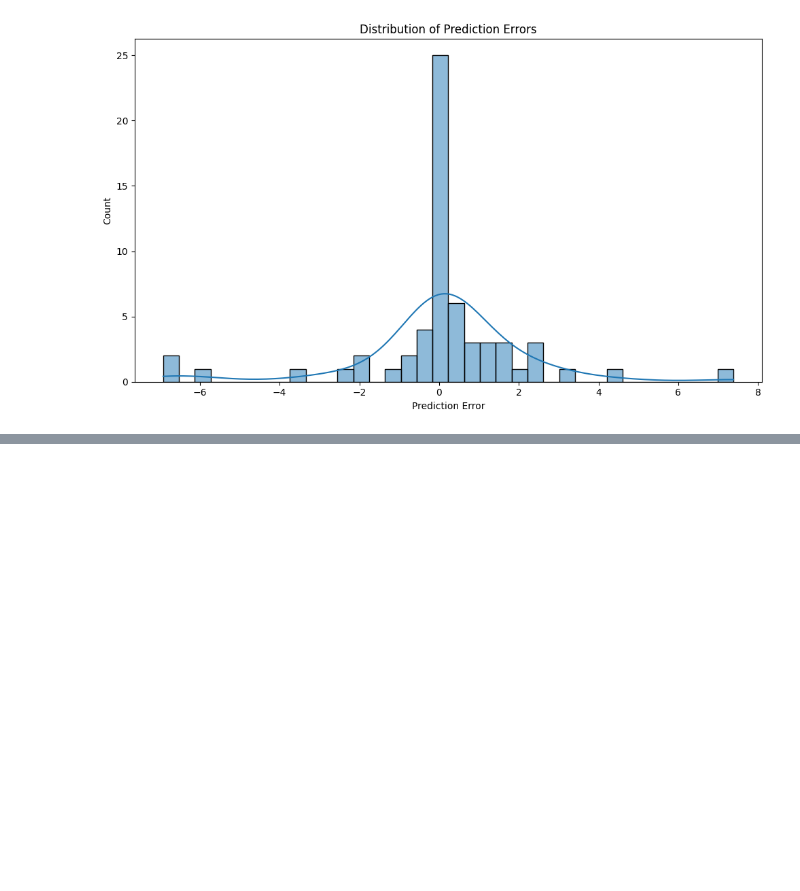
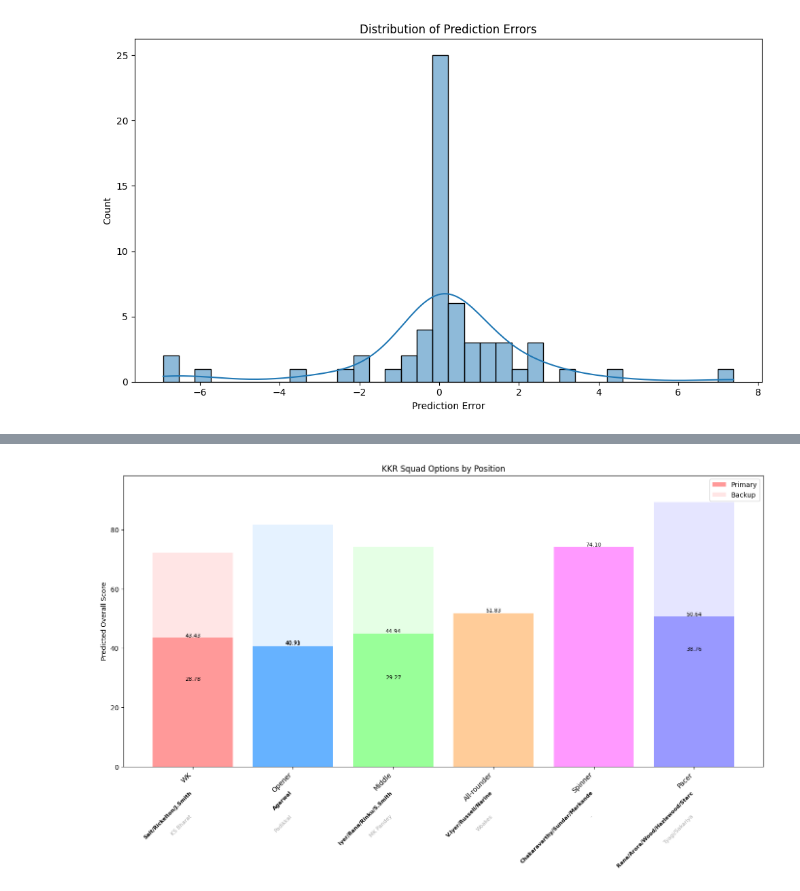
Before and after one commit to NIRANJANGOPALAN/IPL_player_analysis, a Jupyter notebook: Models/players_analysis.ipynb, the cells around one changed output, grey strips where cells are left out. Saved outputs shown, nothing was run; the diff lists cells and outputs as text; code cells hidden in the pictures; blank space fills up the shorter version.

```diff
--- a/Models/players_analysis.ipynb
+++ b/Models/players_analysis.ipynb
@@ -949,0 +1089,70 @@ plt.show()
+# %%
+import matplotlib.pyplot as plt
+import numpy as np
+
+# Data
+positions = ['WK', 'Opener', 'Middle', 'All-rounder', 'Spinner', 'Pacer']
+primary_players = [
+    'Salt/Rickelton/J.Smith',
+    'Agarwal',
+    'Iyer/Rana/Rinku/S.Smith',
+    'V.Iyer/Russell/Narine',
+    'Chakaravarthy/Sundar/Markande',
+    'Rana/Arora/Wood/Hazlewood/Starc'
+]
+primary_scores = [43.43, 40.73, 44.94, 51.83, 74.10, 50.64]  # Using max score for each position
+
+backup_players = [
+    'KS Bharat',
+    'Padikkal',
+    'MK Pandey',
+    'Woakes',
+    '-',
+    'Tyagi/Sakariya'
+]
+backup_scores = [28.78, 40.91, 29.27, 0, 0, 38.76]  # Using max score for backups
+
+# Colors
+primary_colors = ['#FF9999', '#66B2FF', '#99FF99', '#FFCC99', '#FF99FF', '#9999FF']
+backup_colors = ['#FFE5E5', '#E5F2FF', '#E5FFE5', '#FFF5E5', '#FFE5FF', '#E5E5FF']
+
+# Create the plot
+fig, ax = plt.subplots(figsize=(14, 8))
+
+# Plot stacked bars
+bars1 = ax.bar(positions, primary_scores, color=primary_colors, label='Primary')
+bars2 = ax.bar(positions, backup_scores, bottom=primary_scores, color=backup_colors, label='Backup')
+
+# Customize the plot
+ax.set_ylabel('Predicted Overall Score')
+ax.set_title('KKR Squad Options by Position')
+ax.set_ylim(0, max(np.array(primary_scores) + np.array(backup_scores)) * 1.1)
+
+# Add value labels on the bars
+def add_labels(bars, scores, offset):
+    for bar, score in zip(bars, scores):
+        height = bar.get_height()
+        if height > 0:
+            ax.text(bar.get_x() + bar.get_width()/2., height + offset,
+                    f'{score:.2f}', ha='center', va='bottom', fontsize=8)
+
+add_labels(bars1, primary_scores, 0)
+add_labels(bars2, backup_scores, 0)
+
+# Add player names below x-axis
+plt.xticks(rotation=45, ha='right')
+for i, (primary, backup) in enumerate(zip(primary_players, backup_players)):
+    ax.text(i, -8, primary, ha='right', va='top', rotation=45, fontsize=8, fontweight='bold')
+    ax.text(i, -16, backup, ha='right', va='top', rotation=45, fontsize=8, color='darkgrey')
+
+# Add legend
+ax.legend(loc='upper right')
+
+# Adjust layout
+plt.tight_layout()
+plt.subplots_adjust(bottom=0.2)
+
+# Show plot
+plt.show()
+# %% [output]
+[figure, added]
```
Also changed, not shown: parts of 6 cells of this notebook, 5 other files.
